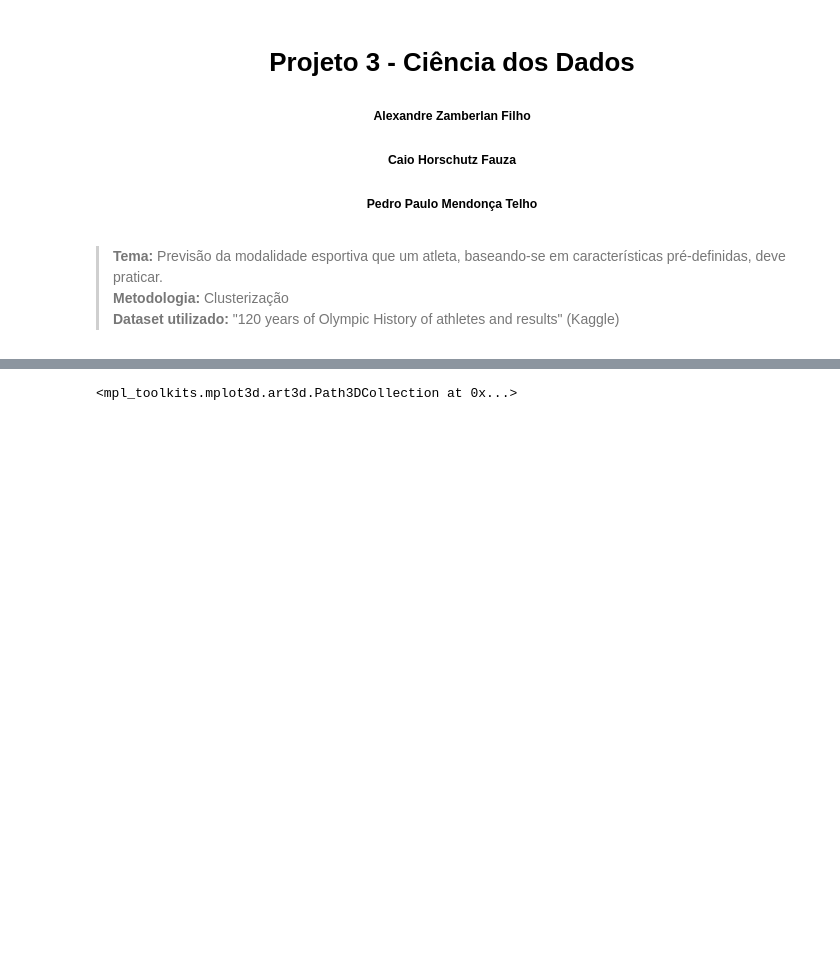
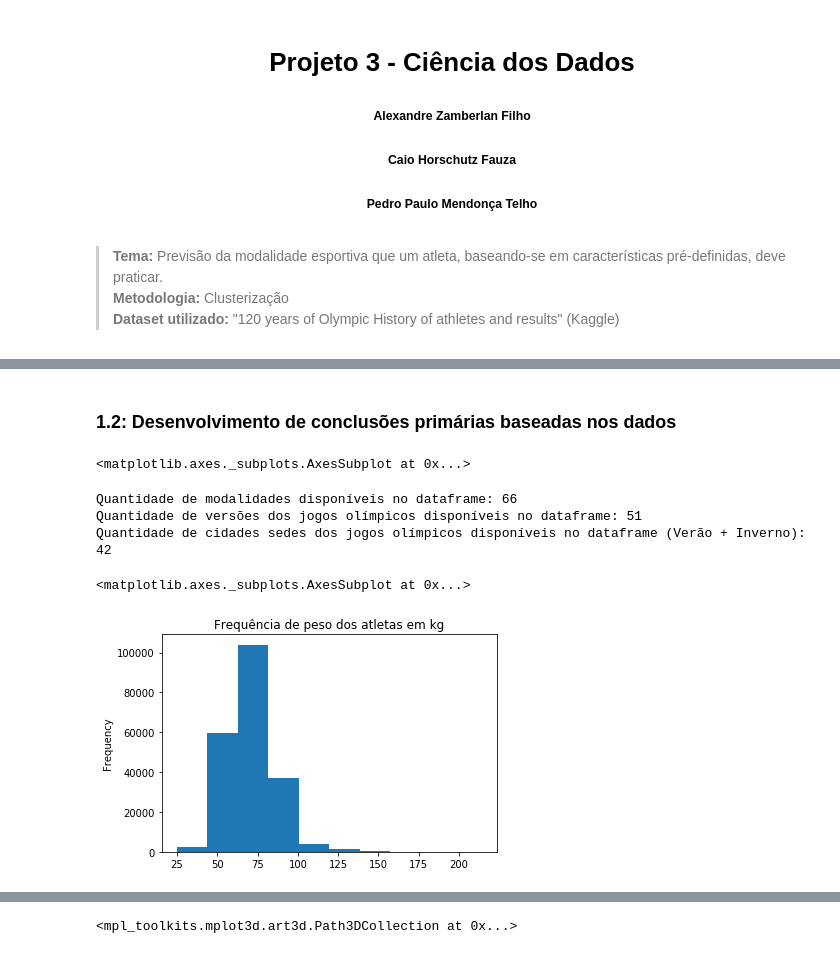
Before and after one commit to CaioFauza/Projeto3CDados, a Jupyter notebook: Projeto3.ipynb, the cells around one changed output, grey strips where cells are left out. Saved outputs shown, nothing was run; the diff lists cells and outputs as text; code cells hidden in the pictures; blank space fills up the shorter version.

```diff
--- a/Projeto3.ipynb
+++ b/Projeto3.ipynb
@@ -9,0 +31,23 @@
+# %% [markdown]
+### 1.2: Desenvolvimento de conclusões primárias baseadas nos dados
+# %%
+geral["Year"].plot.hist(title = "Frequência de informação disponível no dataset por ano")
+# %% [output]
+<matplotlib.axes._subplots.AxesSubplot at 0x...>
+# %%
+sports  = pd.unique(geral["Sport"]).tolist()
+versions = pd.unique(geral["Games"]).tolist()
+citys = pd.unique(geral["City"]).tolist()
+
+print("Quantidade de modalidades disponíveis no dataframe: " + str(len(sports)))
+print("Quantidade de versões dos jogos olímpicos disponíveis no dataframe: " + str(len(versions)))
+print("Quantidade de cidades sedes dos jogos olímpicos disponíveis no dataframe (Verão + Inverno): " + str(len(citys)))
+# %% [output]
+Quantidade de modalidades disponíveis no dataframe: 66
+Quantidade de versões dos jogos olímpicos disponíveis no dataframe: 51
+Quantidade de cidades sedes dos jogos olímpicos disponíveis no dataframe (Verão + Inverno): 42
+# %%
+geral["Weight"].plot.hist(title = "Frequência de peso dos atletas em kg")
+# %% [output]
+<matplotlib.axes._subplots.AxesSubplot at 0x...>
+[figure, added]
```
Also changed, not shown: parts of 16 cells of this notebook.
